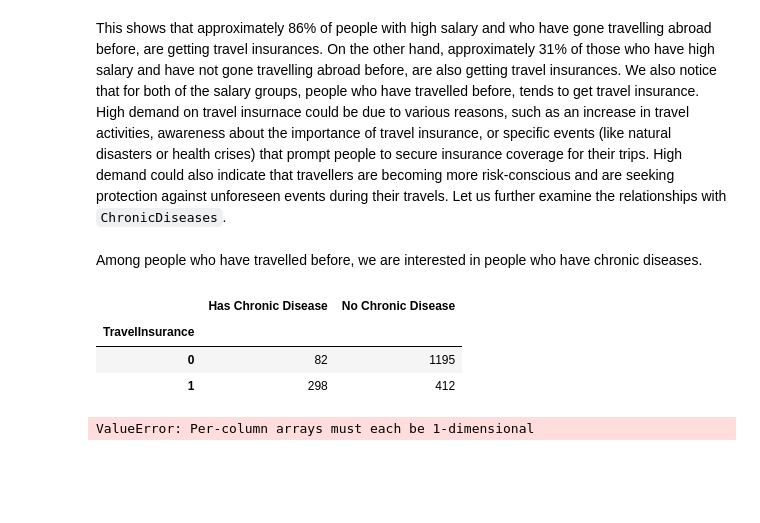
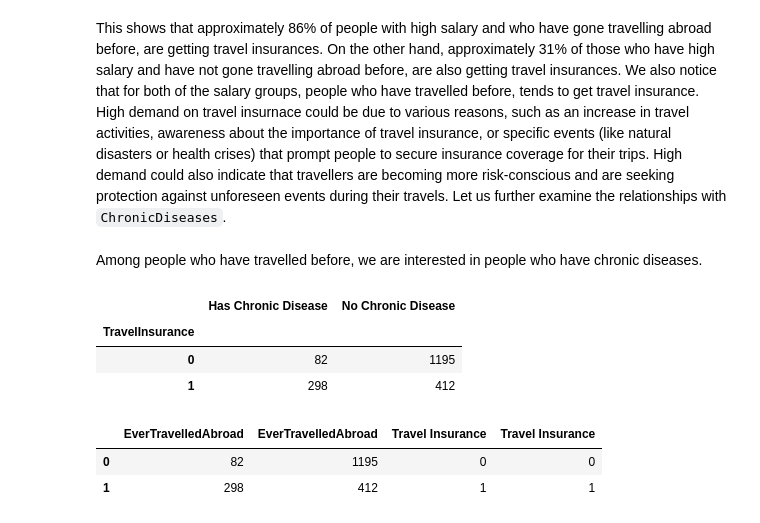
Before and after one commit to lojnys/data_science_project, a Jupyter notebook: Travel_Insurance_Classification/Proposal.ipynb, the cells around one changed output. Saved outputs shown, nothing was run; the diff lists cells and outputs as text; code cells hidden in the pictures; blank space fills up the shorter version.

```diff
--- a/Travel_Insurance_Classification/Proposal.ipynb
+++ b/Travel_Insurance_Classification/Proposal.ipynb
@@ -299,7 +314,9 @@ disease.set_axis(["Has Chronic Disease", "No Chronic Disease"], axis=1)
 | 1 | 298 | 412 |
 # %%
 disease = pd.concat([disease, pd.DataFrame(data={"Travel Insurance": [0,1]})], axis=1)
-disease.melt(id_vars = "Travel Insurance", var_name = "Disease Status", value_name = "count")
+# disease.melt(id_vars = "Travel Insurance", var_name = "Disease Status", value_name = "count")
 disease
 # %% [output]
-ValueError: Per-column arrays must each be 1-dimensional
+|  | EverTravelledAbroad | EverTravelledAbroad | Travel Insurance | Travel Insurance |
+| 0 | 82 | 1195 | 0 | 0 |
+| 1 | 298 | 412 | 1 | 1 |
```
Also changed, not shown: parts of 3 cells of this notebook.
